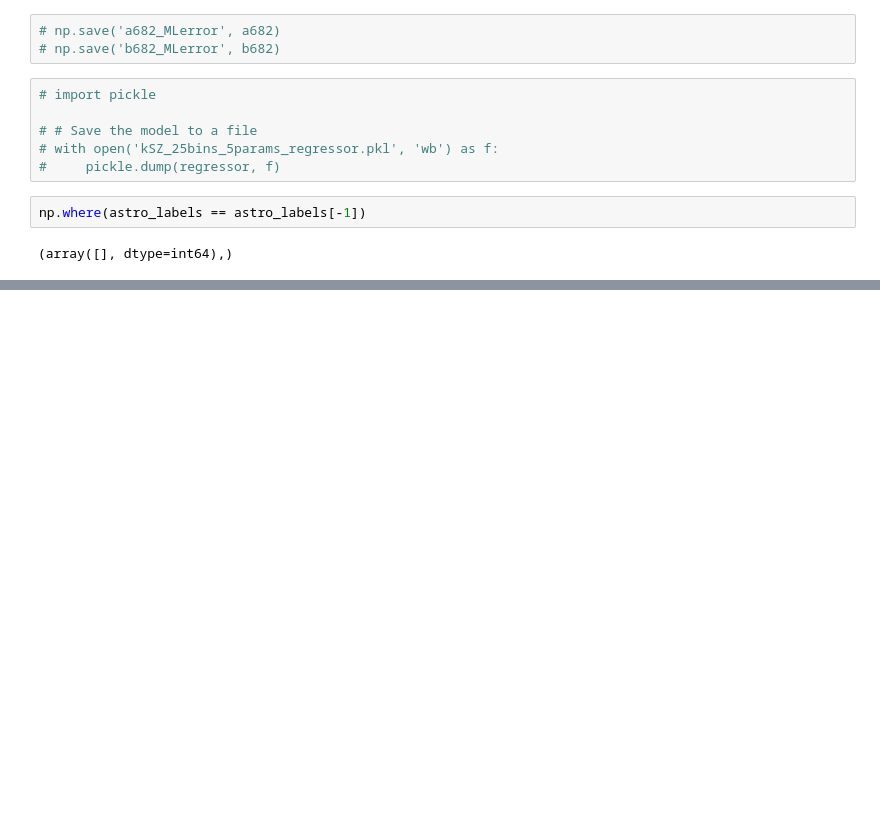
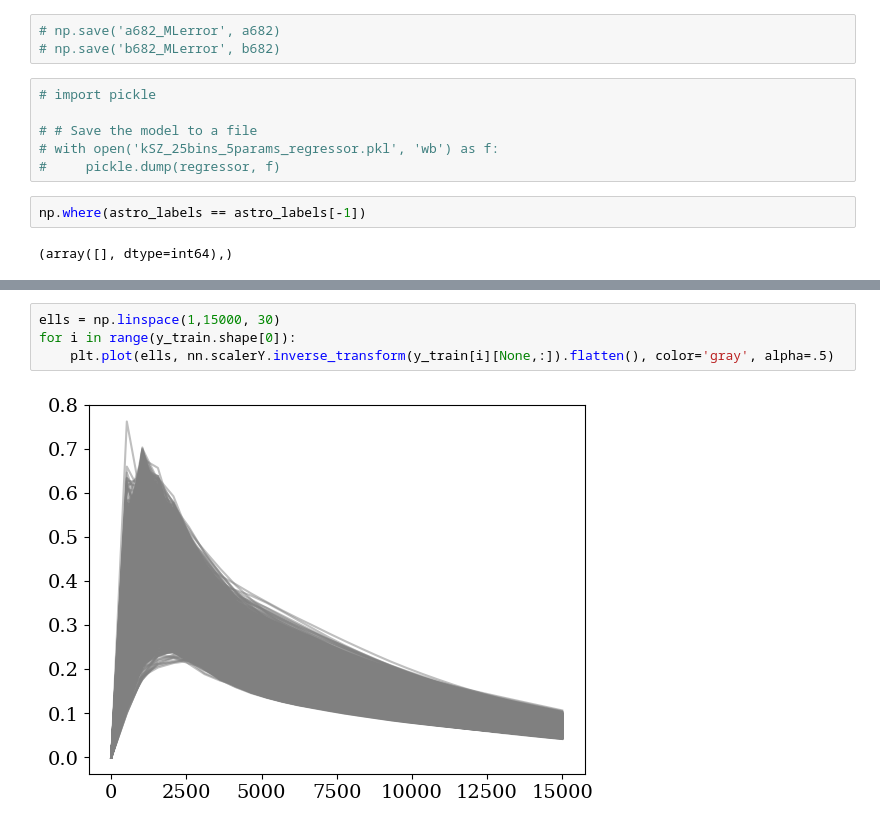
Before and after one commit to lisaleemcb/alfred, a Jupyter notebook: notebooks/Emulator_Comparison.ipynb, the cells around one changed output, grey strips where cells are left out. Drawn from its saved outputs; the diff is of its cells as text; blank space fills up the shorter version.

```diff
--- a/notebooks/Emulator_Comparison.ipynb
+++ b/notebooks/Emulator_Comparison.ipynb
@@ -645,4 +676,10 @@ class RandomForest(Emulator):
 #     # Call the overridden method1 from each derived class
 #     obj1.method1()
 #     obj2.method1()
+# %%
+ells = np.linspace(1,15000, 30)
+for i in range(y_train.shape[0]):
+    plt.plot(ells, nn.scalerY.inverse_transform(y_train[i][None,:]).flatten(), color='gray', alpha=.5)
+# %% [output]
+[figure, added]
 # %%
```
Also changed, not shown: parts of 16 cells of this notebook, 2 other files.
